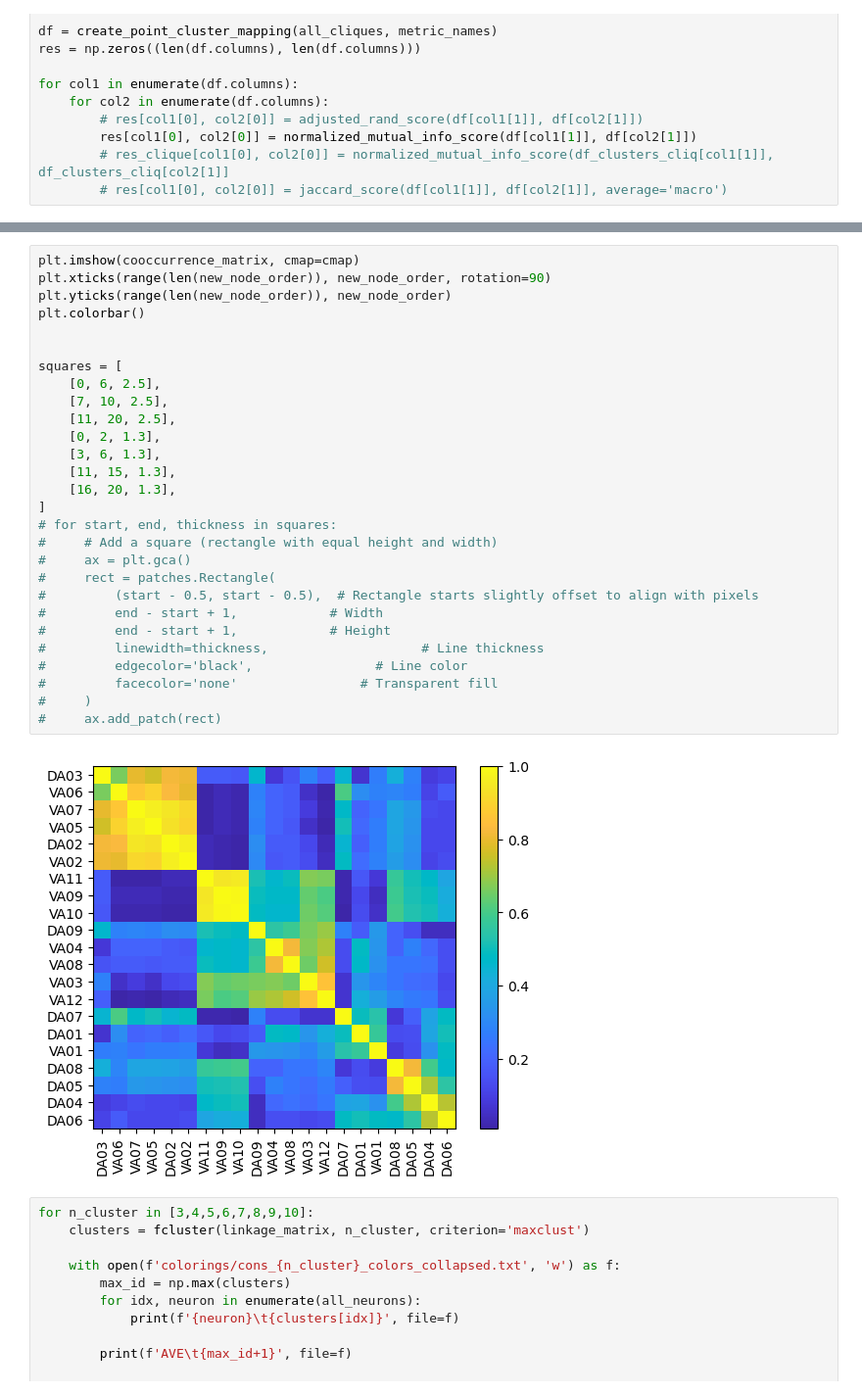
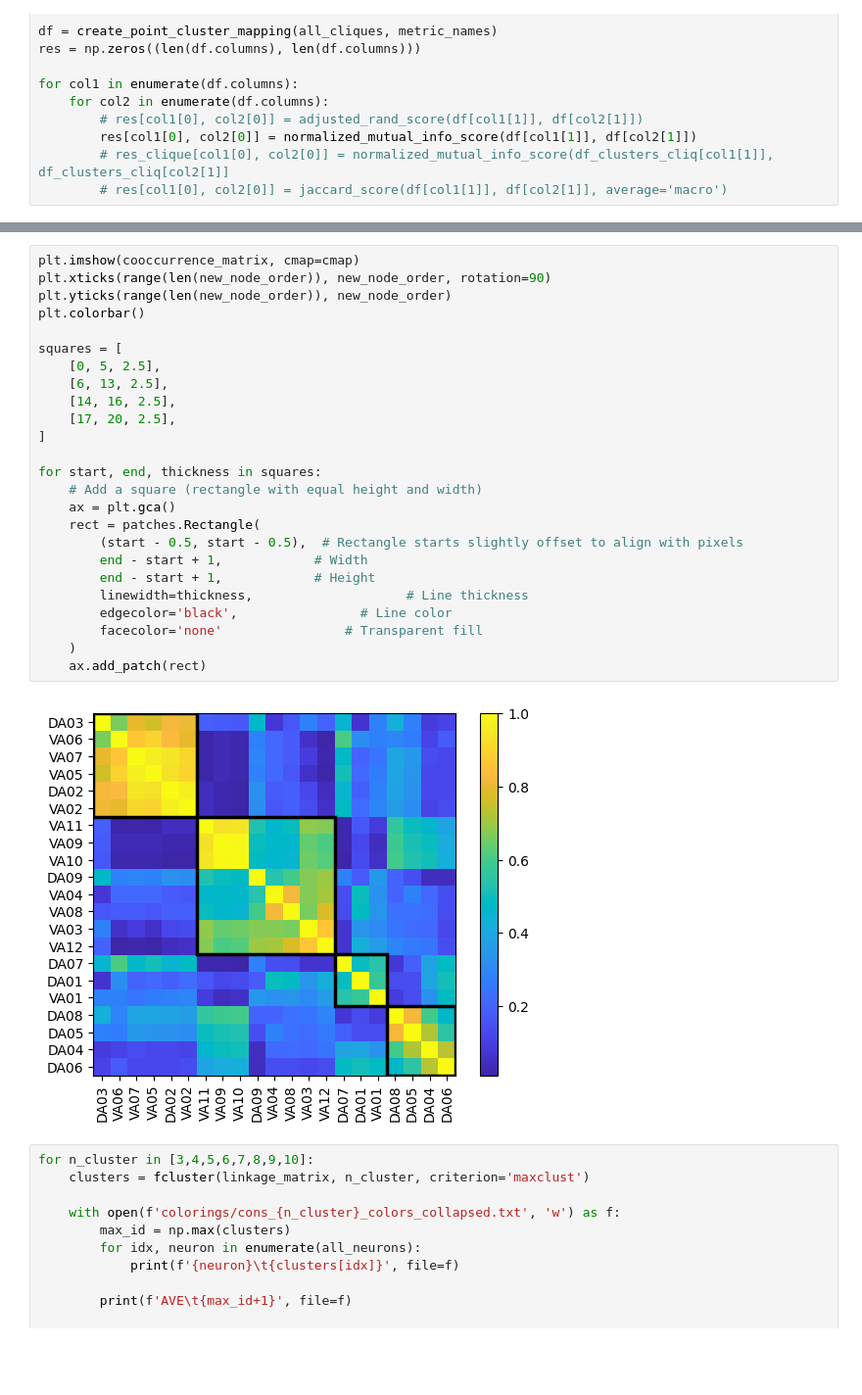
Before and after one commit to ialireza13/c_elegans_neural_network, a Jupyter notebook: handson.ipynb, the cells around one changed output, grey strips where cells are left out. Shown at 98% size. Saved outputs shown, nothing was run; the diff lists cells and outputs as text; blank space fills up the shorter version.

```diff
--- a/handson.ipynb
+++ b/handson.ipynb
@@ -413,33 +436,30 @@ plt.show()
 # %%
 plt.imshow(cooccurrence_matrix, cmap=cmap)
 plt.xticks(range(len(new_node_order)), new_node_order, rotation=90)
 plt.yticks(range(len(new_node_order)), new_node_order)
 plt.colorbar()
 
+squares = [
+    [0, 5, 2.5],
+    [6, 13, 2.5],
+    [14, 16, 2.5],
+    [17, 20, 2.5],
+]
 
-squares = [
-    [0, 6, 2.5],
-    [7, 10, 2.5],
-    [11, 20, 2.5],
-    [0, 2, 1.3],
-    [3, 6, 1.3],
-    [11, 15, 1.3],
-    [16, 20, 1.3],
-]
-# for start, end, thickness in squares:
-#     # Add a square (rectangle with equal height and width)
-#     ax = plt.gca()
-#     rect = patches.Rectangle(
-#         (start - 0.5, start - 0.5),  # Rectangle starts slightly offset to align with pixels
-#         end - start + 1,            # Width
-#         end - start + 1,            # Height
-#         linewidth=thickness,                    # Line thickness
-#         edgecolor='black',                # Line color
-#         facecolor='none'                # Transparent fill
-#     )
-#     ax.add_patch(rect)
+for start, end, thickness in squares:
+    # Add a square (rectangle with equal height and width)
+    ax = plt.gca()
+    rect = patches.Rectangle(
+        (start - 0.5, start - 0.5),  # Rectangle starts slightly offset to align with pixels
+        end - start + 1,            # Width
+        end - start + 1,            # Height
+        linewidth=thickness,                    # Line thickness
+        edgecolor='black',                # Line color
+        facecolor='none'                # Transparent fill
+    )
+    ax.add_patch(rect)
 # %% [output]
-[figure, old version]
+[figure, new version]
 # %%
 for n_cluster in [3,4,5,6,7,8,9,10]:
     clusters = fcluster(linkage_matrix, n_cluster, criterion='maxclust')
```
Also changed, not shown: parts of 19 cells of this notebook, 1 other file.
